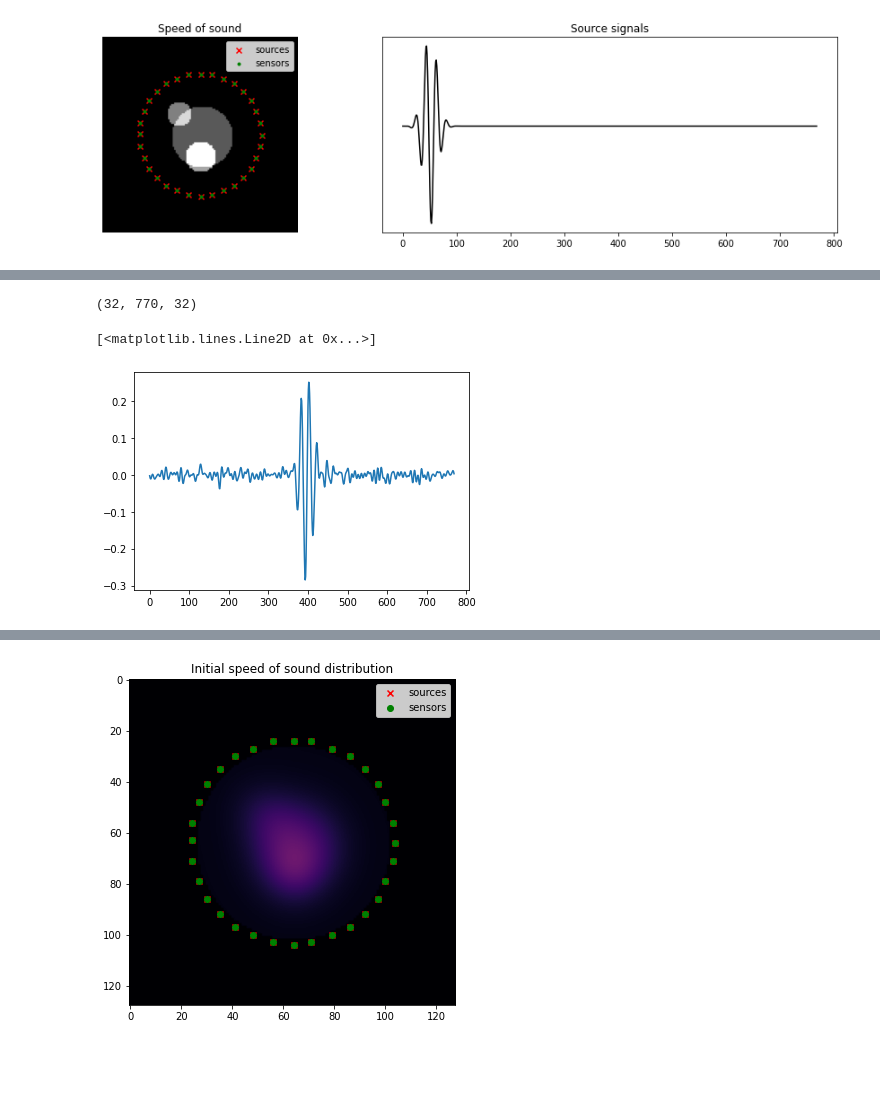
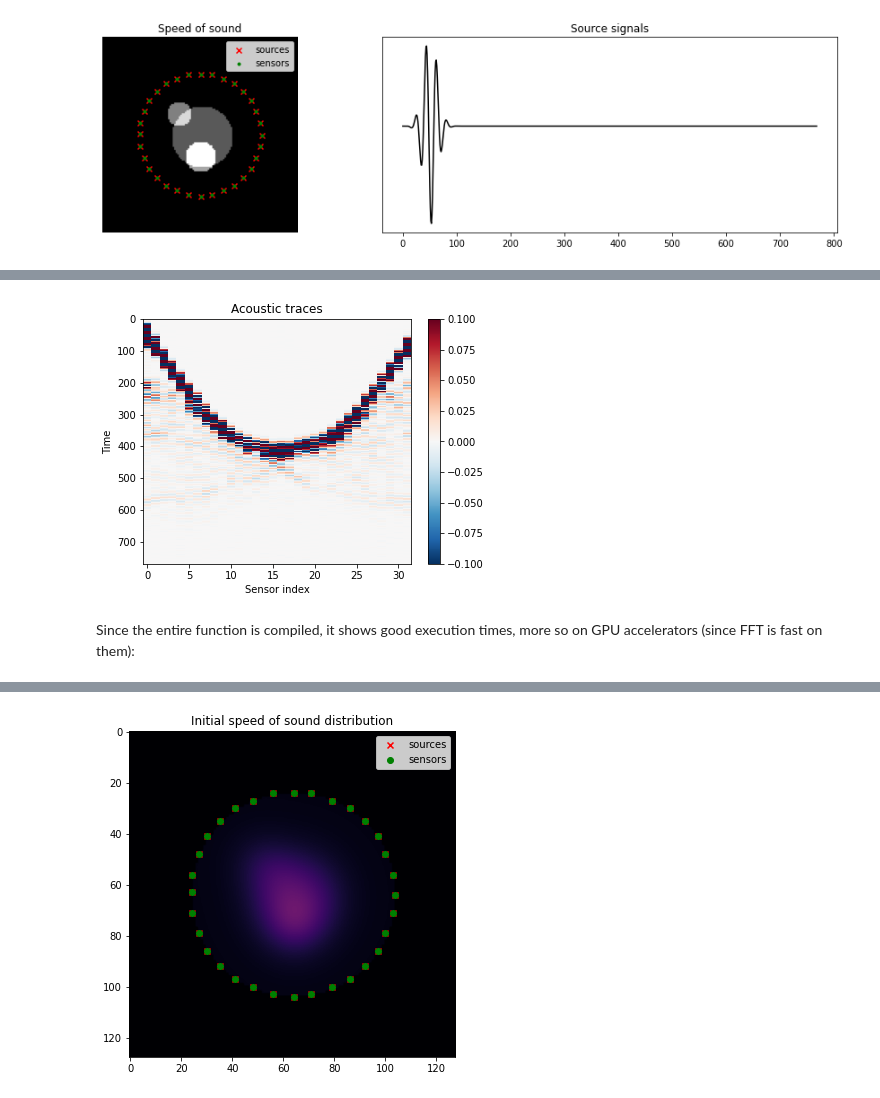
Before and after one commit to ucl-bug/jwave, a Jupyter notebook: docs/notebooks/FWI.ipynb, the cells around one changed output, grey strips where cells are left out. Drawn from its saved outputs; the diff is of its cells as text; code cells hidden in the pictures; blank space fills up the shorter version.

```diff
--- a/docs/notebooks/FWI.ipynb
+++ b/docs/notebooks/FWI.ipynb
@@ -76,16 +82,17 @@ ax[1].get_yaxis().set_visible(False)
 # %%
-from jwave.acoustics import ongrid_wave_propagation
-from functools import partial
-import jax
-
 src_signal = jnp.stack([signal])
 
-@jax.jit
+# We can compile the entire function! All the constructors
+# that don't depend on the inputs will be statically compiled
+# and run only once.
+@jit
 def single_source_simulation(speed_of_sound,source_num):
     # Setting source
-    x = jax.lax.dynamic_slice(source_positions[0], (source_num,), (1,))
-    y = jax.lax.dynamic_slice(source_positions[1], (source_num,), (1,))
+    x = lax.dynamic_slice(source_positions[0], (source_num,), (1,))
+    y = lax.dynamic_slice(source_positions[1], (source_num,), (1,))
     sources = Sources((x,y), src_signal)
+
+    # Updating medium with the input speed of sound map
     medium = Medium(
         domain=domain,
         sound_speed=speed_of_sound,
@@ -97,31 +104,11 @@ def single_source_simulation(speed_of_sound,source_num):
     # Run simulations
     params, solver = ongrid_wave_propagation(
         medium=medium,
-        time_array=time_array,
+        time_array=time_axis,
         sources=sources,
-        output_t_axis = output_time_array,
+        output_t_axis = time_axis,
         sensors=sensors,
-        backprop=True
+        backprop=True # We want to be able to compute the pullback
     )
-    fields = solver(params)
-
-    # Return pressure
-    p = jnp.sum(fields[1],-1)*(medium.sound_speed[sources.positions]**2)
+    p = solver(params)
     return p
-
-batch_simulations = jax.jit(jax.vmap(single_source_simulation, (None,0), 0))
-# %%
-p_data = batch_simulations(medium.sound_speed, jnp.arange(num_sources))
-noise = np.random.normal(size=p_data.shape)*0.02
-noise = jnp.fft.fft(noise, axis=1)
-noise = noise.at[:,100:-100].set(0.)
-noise = jnp.fft.ifft(noise, axis=1).real
-p_data = p_data + noise
-print(p_data.shape)
-# %% [output]
-(32, 770, 32)
-# %%
-plt.plot(p_data[12,:,0])
-# %% [output]
-[<matplotlib.lines.Line2D at 0x...>]
-[figure, removed]
@@ -131,3 +115,19 @@ p = single_source_simulation(medium.sound_speed, 1)
+# %%
+p = single_source_simulation(medium.sound_speed, 0)
+
+# Visualize the acoustic traces
+plt.figure(figsize=(6,4.5))
+maxval = jnp.amax(jnp.abs(p))
+plt.imshow(p, cmap="RdBu_r", vmin=-.1, vmax=.1, interpolation='nearest', aspect='auto')
+plt.colorbar()
+plt.title("Acoustic traces")
+plt.xlabel("Sensor index")
+plt.ylabel("Time")
+plt.show()
+# %% [output]
+[figure, added]
+# %% [markdown]
+Since the entire function is compiled, it shows good execution times, more so on GPU accelerators (since FFT is fast on them):
 # %%
 %%timeit
 single_source_simulation(medium.sound_speed, 1).block_until_ready()
```
Also changed, not shown: parts of 41 cells of this notebook, 1 other file.
